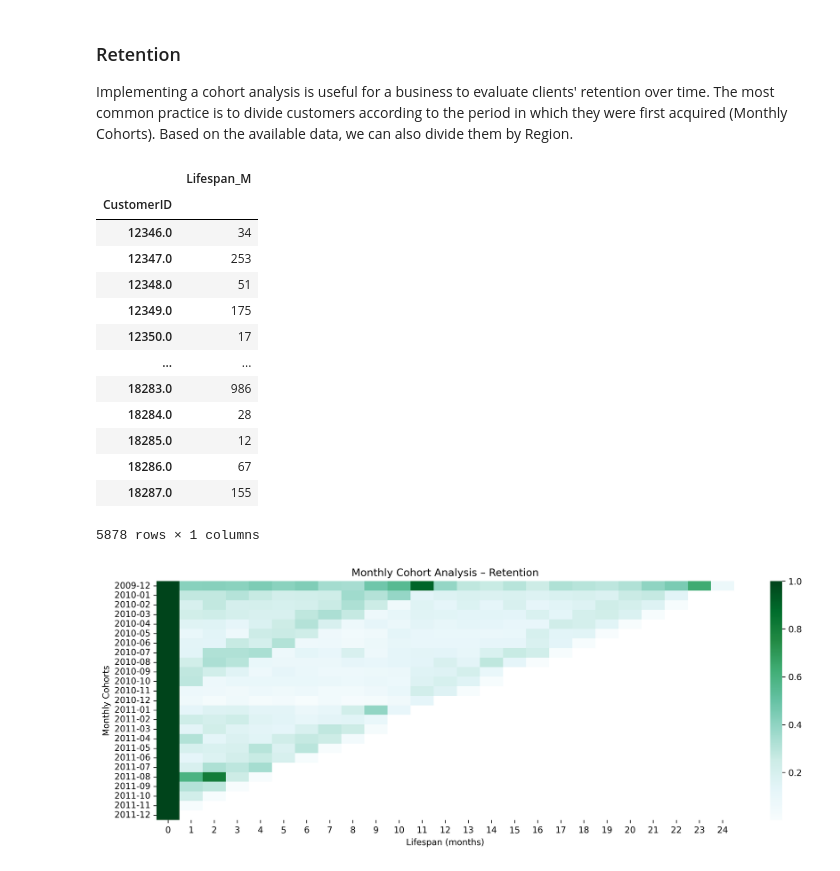
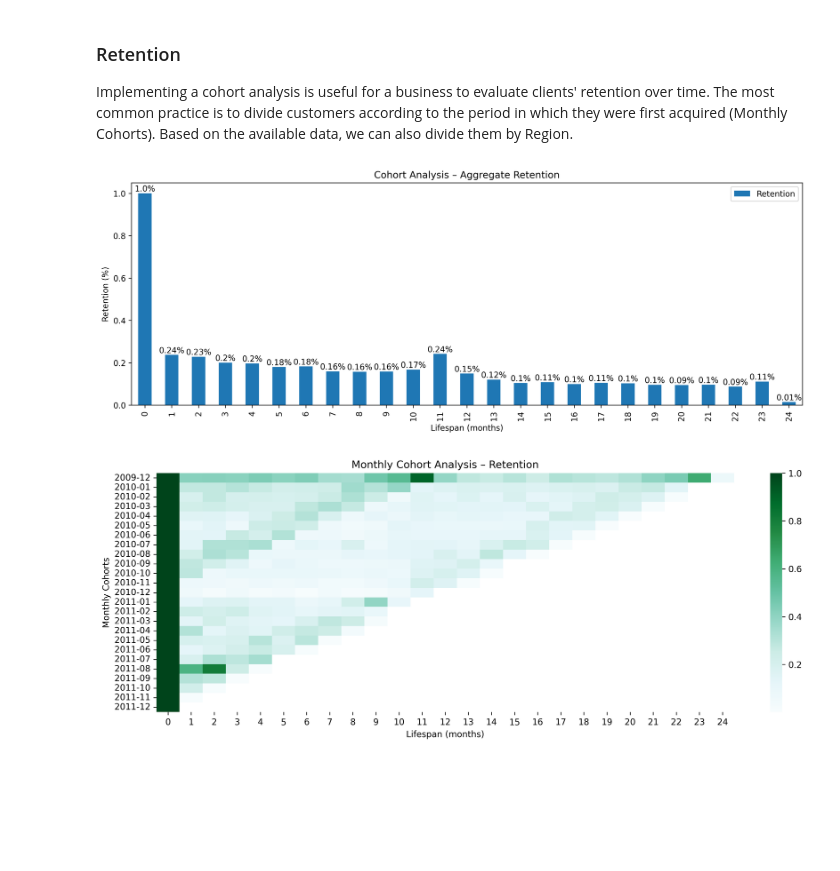
Before and after one commit to antobzzll/antobzzll.github.io, a Jupyter notebook: posts/online-retail-customer-segmentation/index.ipynb, the cells around one changed output. Cells and saved outputs as stored; diff of their text form; code cells hidden in the pictures; blank space fills up the shorter version.

```diff
--- a/posts/cohort-analysis/index.ipynb
+++ b/posts/online-retail-customer-segmentation/index.ipynb
@@ -95,22 +98,23 @@ grouped_m
 
 Implementing a cohort analysis is useful for a business to evaluate clients' retention over time. The most common practice is to divide customers according to the period in which they were first acquired (Monthly Cohorts). Based on the available data, we can also divide them by Region.
 # %%
-df.groupby('CustomerID')[['Lifespan_M']].count()
+grouped_life_count = df.groupby('Lifespan_M')[['CustomerID']].count()
+grouped_life_count = grouped_life_count.divide(grouped_life_count.iloc[0].item(), axis=0)
+grouped_life_count = grouped_life_count.rename(columns={'CustomerID': 'Retention'})
+
+fig, ax = plt.subplots(figsize=(15, 5), dpi=300)
+grouped_life_count.plot(kind='bar', ax=ax)
+for p in ax.patches:
+    count = p.get_height().round(2)
+    x = p.get_x() + p.get_width() / 2
+    y = p.get_y() + p.get_height() + 0.02
+    ax.annotate(f'{count}%', (x, y), ha='center', va='center')
+plt.title("Cohort Analysis – Aggregate Retention")
+plt.ylabel('Retention (%)')
+plt.xlabel('Lifespan (months)')
+plt.show()
 # %% [output]
-|  | Lifespan_M |
-| CustomerID |  |
-| 12346.0 | 34 |
-| 12347.0 | 253 |
-| 12348.0 | 51 |
-| 12349.0 | 175 |
-| 12350.0 | 17 |
-| ... | ... |
-| 18283.0 | 986 |
-| 18284.0 | 28 |
-| 18285.0 | 12 |
-| 18286.0 | 67 |
-| 18287.0 | 155 |
-5878 rows × 1 columns
+[figure, added]
 # %%
 cohorts = grouped_m.reset_index(drop=True).pivot(index='MonthlyCohort', columns='Lifespan_M', values='n')
 retention = cohorts.divide(cohorts.iloc[:, 0], axis=0)
```
Also changed, not shown: parts of 8 cells of this notebook.
